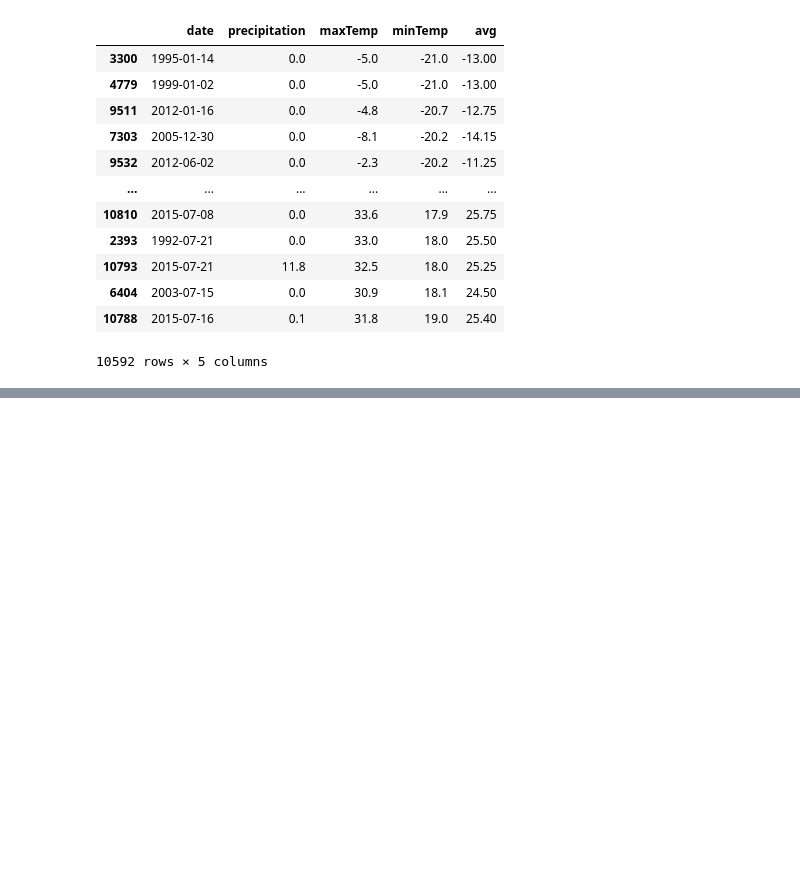
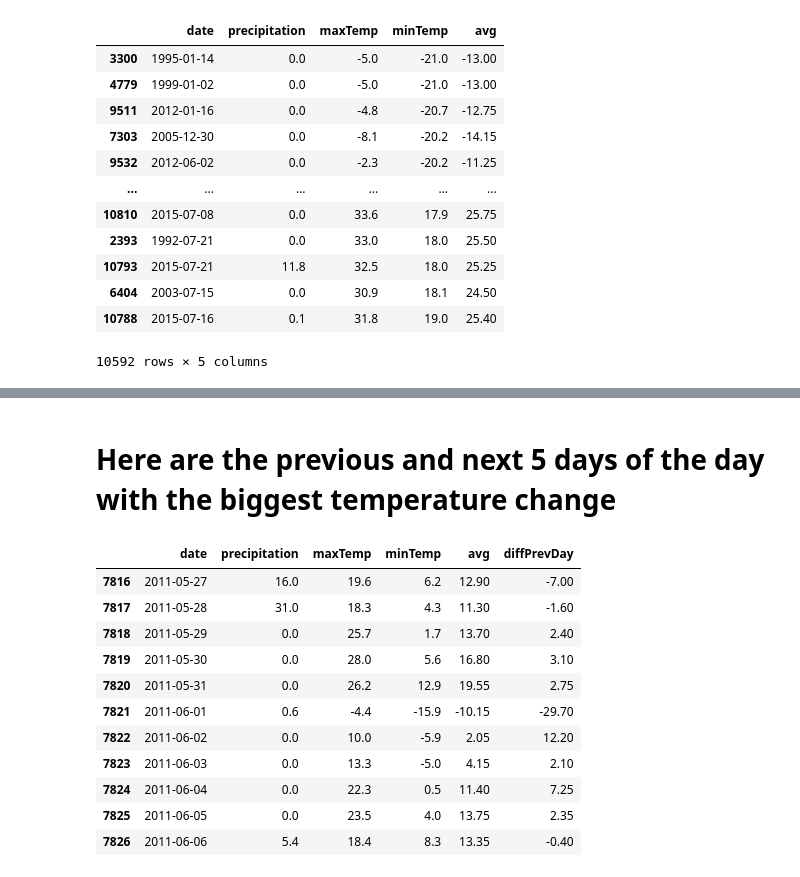
Before and after one commit to klyse/WeatherAnalysis, a Jupyter notebook: Data/Analysis.ipynb, the cells around one changed output, grey strips where cells are left out. Drawn from its saved outputs; the diff is of its cells as text; code cells hidden in the pictures; blank space fills up the shorter version.

```diff
--- a/Data/Analysis.ipynb
+++ b/Data/Analysis.ipynb
@@ -175 +177,19 @@ maxDiff.sort_values(by=['diffPrevDay'])
 10592 rows × 6 columns
+# %% [markdown]
+# Here are the previous and next 5 days of the day with the biggest temperature change
+# %%
+i = maxDiff.sort_values(by=['diffPrevDay']).index[0]
+maxDiff.iloc[i-5:i+6]
+# %% [output]
+|  | date | precipitation | maxTemp | minTemp | avg | diffPrevDay |
+| 7816 | 2011-05-27 | 16.0 | 19.6 | 6.2 | 12.90 | -7.00 |
+| 7817 | 2011-05-28 | 31.0 | 18.3 | 4.3 | 11.30 | -1.60 |
+| 7818 | 2011-05-29 | 0.0 | 25.7 | 1.7 | 13.70 | 2.40 |
+| 7819 | 2011-05-30 | 0.0 | 28.0 | 5.6 | 16.80 | 3.10 |
+| 7820 | 2011-05-31 | 0.0 | 26.2 | 12.9 | 19.55 | 2.75 |
+| 7821 | 2011-06-01 | 0.6 | -4.4 | -15.9 | -10.15 | -29.70 |
+| 7822 | 2011-06-02 | 0.0 | 10.0 | -5.9 | 2.05 | 12.20 |
+| 7823 | 2011-06-03 | 0.0 | 13.3 | -5.0 | 4.15 | 2.10 |
+| 7824 | 2011-06-04 | 0.0 | 22.3 | 0.5 | 11.40 | 7.25 |
+| 7825 | 2011-06-05 | 0.0 | 23.5 | 4.0 | 13.75 | 2.35 |
+| 7826 | 2011-06-06 | 5.4 | 18.4 | 8.3 | 13.35 | -0.40 |
```
Also changed, not shown: parts of 6 cells of this notebook.
